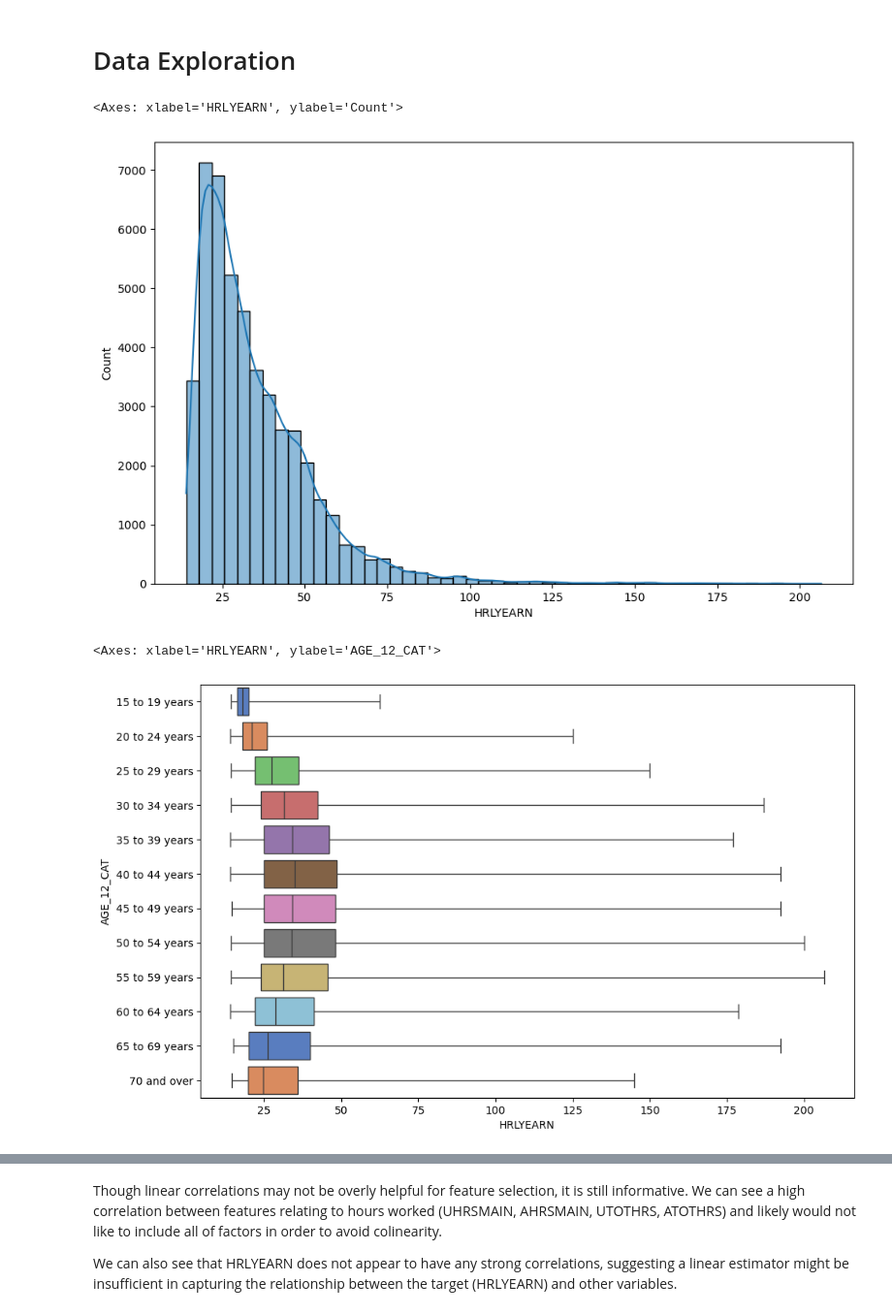
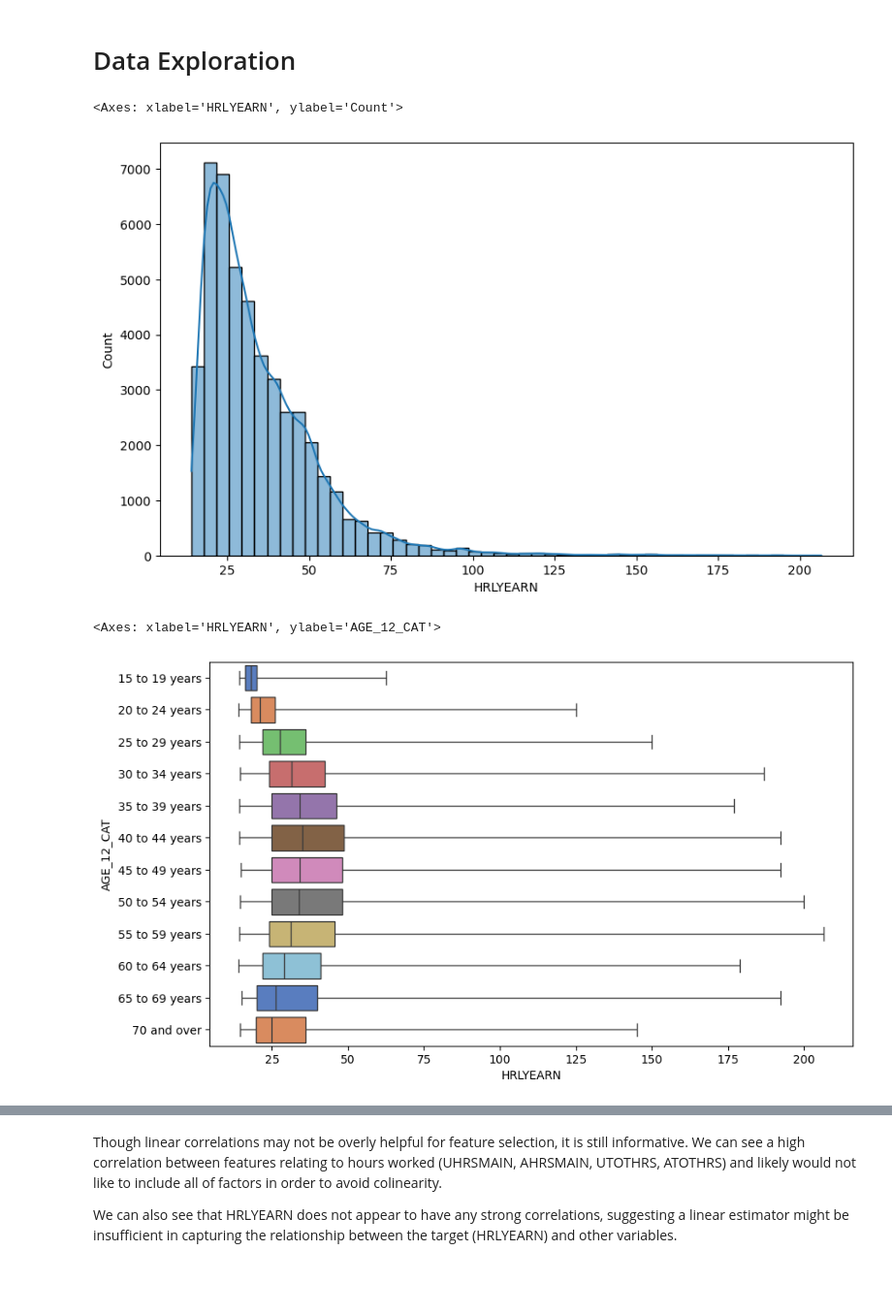
Before and after one commit to jc-simmons/LFS-Pipeline, a Jupyter notebook: LFS_analysis.ipynb, the cells around one changed output, grey strips where cells are left out. Shown at 97% size. Saved outputs shown, nothing was run; the diff lists cells and outputs as text; code cells hidden in the pictures; blank space fills up the shorter version.

```diff
--- a/LFS_analysis.ipynb
+++ b/LFS_analysis.ipynb
@@ -30,7 +30,7 @@ os.rename('pub'+'1023'+'.csv', 'raw_lfs_data.csv')
 # %% [output]
 Couldn't find program: 'echo'
 # %%
-raw_data = pd.read_csv('raw_lfs_data.csv')
+raw_data = pd.read_csv('data/raw_lfs_data.csv')
 raw_data.head()
 # %% [output]
 |  | REC_NUM | SURVYEAR | SURVMNTH | LFSSTAT | PROV | CMA | AGE_12 | AGE_6 | SEX | MARSTAT | ... | ... |
@@ -221,20 +221,20 @@ df.shape[0]
 # %%
 import seaborn as sns
 
 from matplotlib import rcParams
 
 # figure size in inches
-rcParams['figure.figsize'] = 11,7
+rcParams['figure.figsize'] = 10,6
 
 sns.histplot(data=df, x="HRLYEARN",bins=50,kde=True)
 # %% [output]
 <Axes: xlabel='HRLYEARN', ylabel='Count'>
-[figure, old version]
+[figure, new version]
 # %%
 sns.boxplot(x=df["HRLYEARN"], y=df["AGE_12_CAT"], whis=(0, 100),orient='h',palette = "muted", order=list(code_dict['AGE_12'].values()))
 # %% [output]
 <Axes: xlabel='HRLYEARN', ylabel='AGE_12_CAT'>
-[figure, old version]
+[figure, new version]
 # %%
 sns.boxplot(x=df["HRLYEARN"], y=df['EDUC'], whis=(0, 100),orient='h',palette = "muted", order=list(code_dict['EDUC'].values()))
 # %% [output]
```
Also changed, not shown: parts of 6 cells of this notebook.
